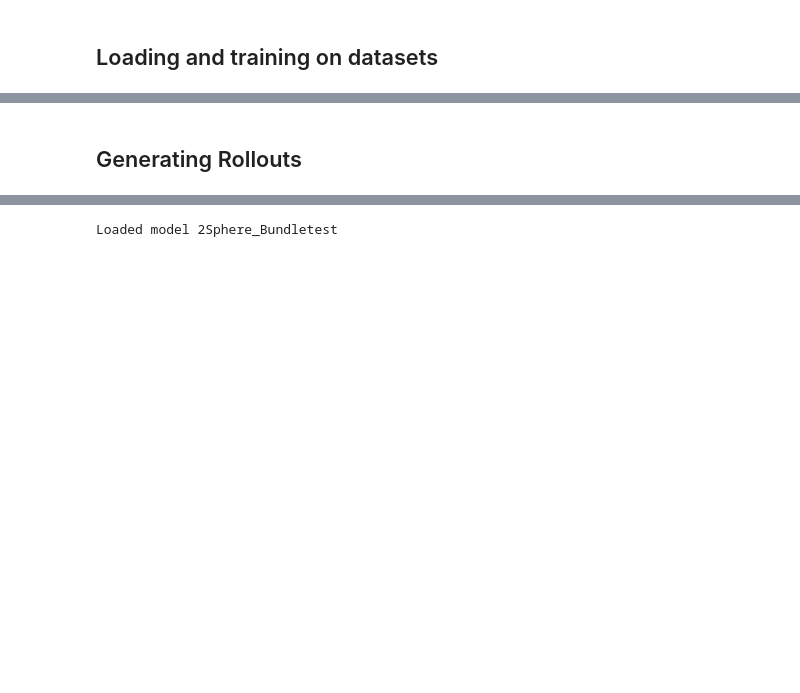
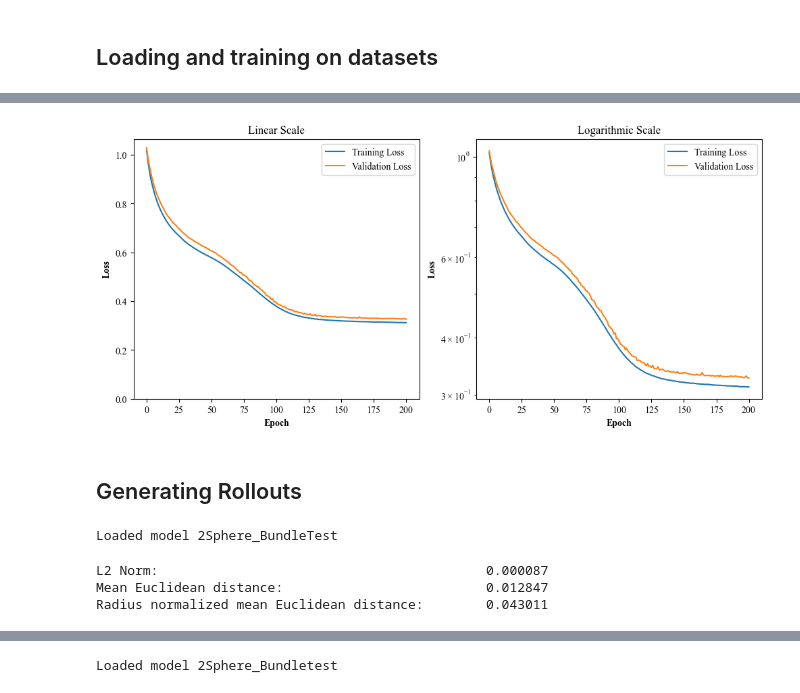
Before and after one commit to MaxGeraedts/DEM-GNN, a Jupyter notebook: Main.ipynb, the cells around one changed output, grey strips where cells are left out. Saved outputs shown, nothing was run; the diff lists cells and outputs as text; code cells hidden in the pictures; blank space fills up the shorter version.

```diff
--- a/Main.ipynb
+++ b/Main.ipynb
@@ -114,18 +89,22 @@ KeyboardInterrupt:
 dataset_test[0].y
 # %%
 from Plotting import PlotTrainingLoss
-dataset_name="N400_Mono"
-model_ident = "NewModel_2_Push"
+dataset_name="2Sphere"
+model_ident = "BundleTest"
 try: fig, axs = PlotTrainingLoss(dataset_name,model_ident)
 except: print("Failed plot")
+# %% [output]
+[figure, added]
 # %% [markdown]
 ## Generating Rollouts
 # %%
 from ML_functions import NormalizeData, MaskTestData
 from Evaluation import Evaluate
-dataset_name="N400_Mono"
+dataset_name="2Sphere"
 transform = T.Compose([T.Cartesian(False),T.Distance(norm=False,cat=True),NormalizeData(dataset_name)])
 AggregatedArgs = MaskTestData(dataset_name,"test")
-metrics = Evaluate(dataset_name,"NewModel_1",transform, AggregatedArgs)
-metrics = Evaluate(dataset_name,"NewModel_2",transform, AggregatedArgs)
-metrics = Evaluate(dataset_name,"NewModel_2_Push",transform, AggregatedArgs)
+# %% [output]
+Loaded model 2Sphere_BundleTest
+L2 Norm:                                          0.000087
+Mean Euclidean distance:                          0.012847
+Radius normalized mean Euclidean distance:        0.043011
```
Also changed, not shown: parts of 7 cells of this notebook, 4 other files.
